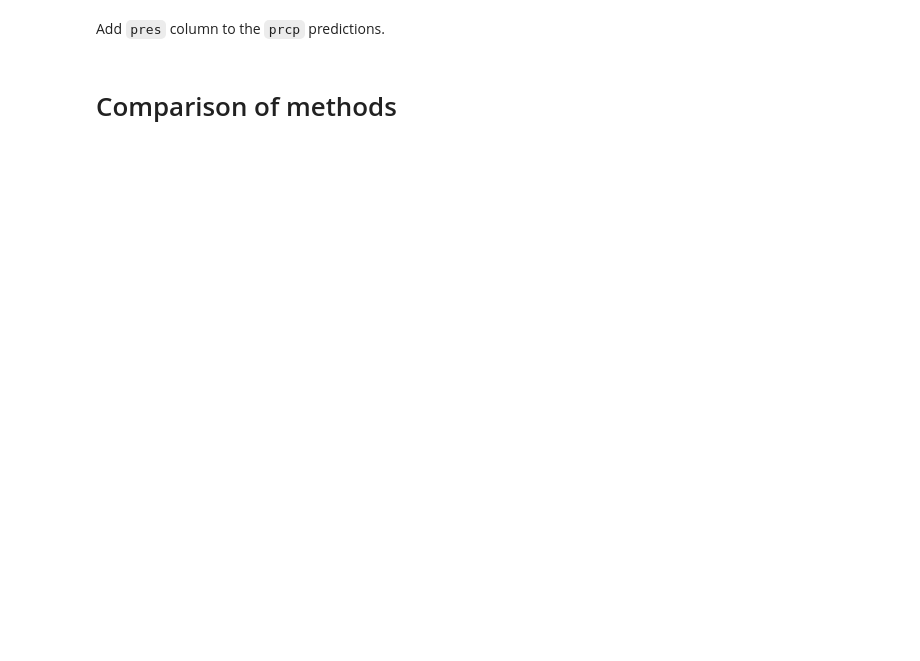
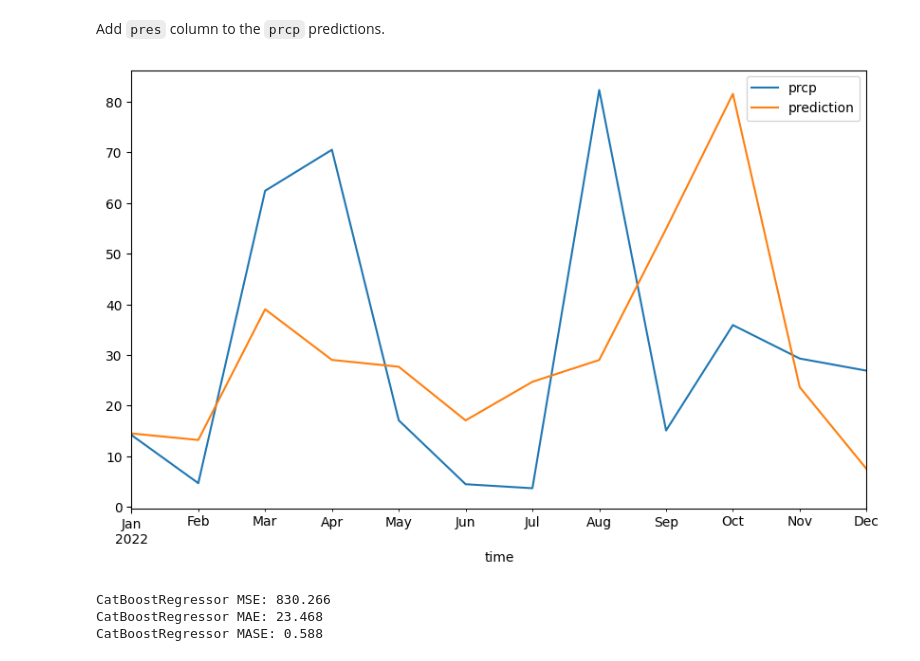
Before and after one commit to magnuis/ai_applied_to_engineering, a Jupyter notebook: assignment_2/prcp.ipynb, the cells around one changed output. Drawn from its saved outputs; the diff is of its cells as text; code cells hidden in the pictures; blank space fills up the shorter version.

```diff
--- a/assignment_2/prcp.ipynb
+++ b/assignment_2/prcp.ipynb
@@ -307,30 +368,57 @@ pres_data['time'] = pd.to_datetime(pres_data['time'])
 pres_data.set_index('time', inplace=True)
 assert type(pres_data.index) == pd.core.indexes.datetimes.DatetimeIndex
 
+# Remove 2022
+pres_data = pres_data[(pres_data.index.year != 2022)]
+
+# Interpolate missing values
 pres_data['pres'] = pres_data['pres'].interpolate(option='spline')
+
+# Predict pres values for 2022, to use as input for the predictions
+pres_model = ExponentialSmoothing(
+    endog=pres_data['pres'],
+    seasonal='add',
+    seasonal_periods=12,
+    trend='add'
+).fit()
+
+pres_prediction = pres_model.forecast(12)
 # %% [markdown]
 Add `pres` column to the `prcp` predictions.
 # %%
 # Make new lagged df for prcp containing pres
-lag_df = train.copy()
-lag_df = lag_features(lag_df, 'prcp', pres_data['pres'])
+lag_df_2 = train.copy()
+lag_df_2 = lag_features(lag_df_2, 'prcp', pres_prediction)
 
 # Split data into X and y
-y_train = lag_df['prcp']
-X_train = lag_df.drop('prcp', axis=1, inplace=False)
+y_train_2 = lag_df_2['prcp']
+X_train_2 = lag_df_2.drop('prcp', axis=1, inplace=False)
 
 # Train the new model
-HGBR_model = HistGradientBoostingRegressor(random_state=42)
-HGBR_model.fit(X_train, y_train)
+HGBR_model_2 = CatBoostRegressor(
+        learning_rate=0.1,
+        depth=6,
+        eval_metric='MAE',
+        loss_function='MAE',
+        iterations=4000,
+        random_seed=42,
+        logging_level='Silent'
+    )
+HGBR_model_2.fit(X_train_2, y_train_2)
 
 # Make new predictions
 predict_dates = test.index
-HGBR_predictions = predict(predict_dates, lag_df, 'prcp', HGBR_model, lag_df['pres'])
+HGBR_predictions_2 = predict(predict_dates, lag_df_2, 'prcp', HGBR_model_2, pres_prediction)
 # %%
 ax1 = test.plot()
-HGBR_predictions.plot(ax=ax1);
+HGBR_predictions_2.plot(ax=ax1);
+# %% [output]
+[figure, added]
 # %%
-print('HistGradientBoostRegressor MSE:', round(mean_squared_error(test, HGBR_predictions.values),2))
-print('HistGradientBoostRegressor MAE:', round(mean_absolute_error(test, HGBR_predictions.values),3))
+print('CatBoostRegressor MSE:', round(mean_squared_error(test, HGBR_predictions_2.values),3))
+print('CatBoostRegressor MAE:', round(mean_absolute_error(test, HGBR_predictions_2.values),3))
+print('CatBoostRegressor MASE:', round(mean_absolute_scaled_error(y_true=test, y_pred=HGBR_predictions_2.values, y_train=y_train_2),3))
+# %% [output]
+CatBoostRegressor MSE: 830.266
+CatBoostRegressor MAE: 23.468
+CatBoostRegressor MASE: 0.588
-# %% [markdown]
-# Comparison of methods
```
Also changed, not shown: parts of 19 cells of this notebook, 5 other files.
